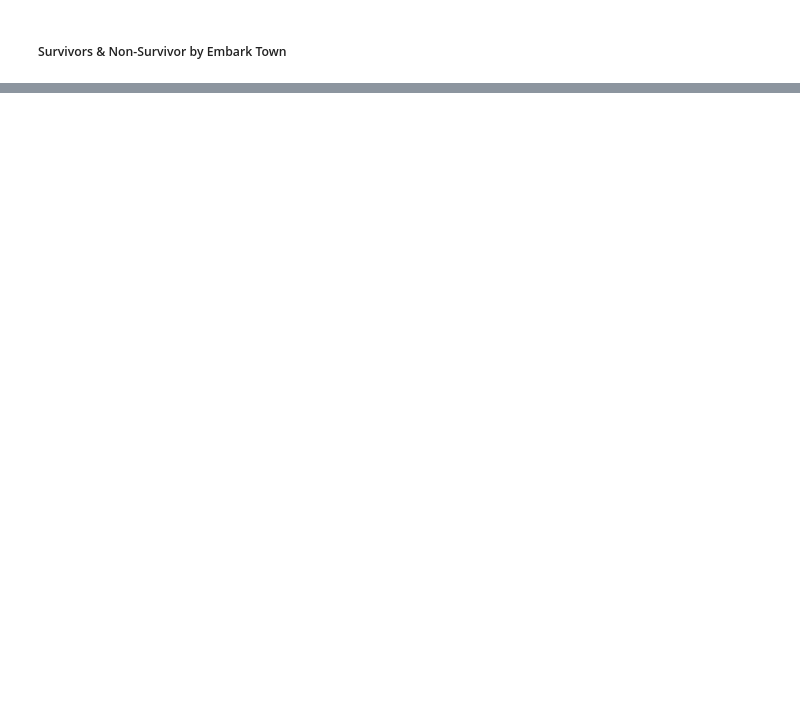
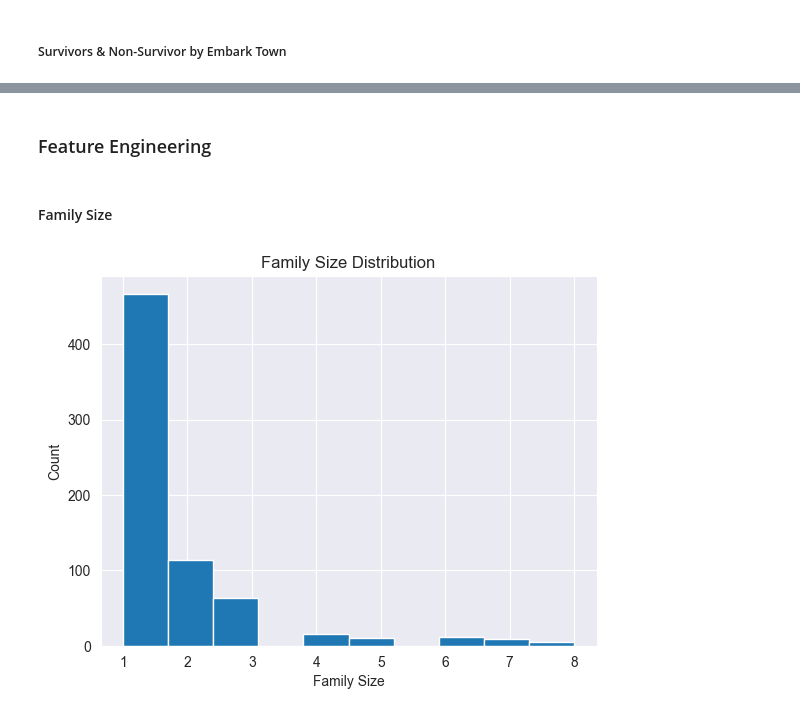
Before and after one commit to ishahzaibkhan/titanic_seaborn, a Jupyter notebook: main.ipynb, the cells around one changed output, grey strips where cells are left out. Cells and saved outputs as stored; diff of their text form; code cells hidden in the pictures; blank space fills up the shorter version.

Commit message:
Feature Engineering

```diff
--- a/main.ipynb
+++ b/main.ipynb
@@ -305,0 +338,13 @@ plt.show()
+# %% [markdown]
+### Feature Engineering
+# %% [markdown]
+#### Family Size
+# %%
+df["family_size"] = df["sibsp"] + df["parch"] + 1
+plt.hist(df["family_size"])
+plt.xlabel("Family Size")
+plt.ylabel("Count")
+plt.title("Family Size Distribution")
+plt.show()
+# %% [output]
+[figure, added]
```
Also changed, not shown: parts of 15 cells of this notebook.
